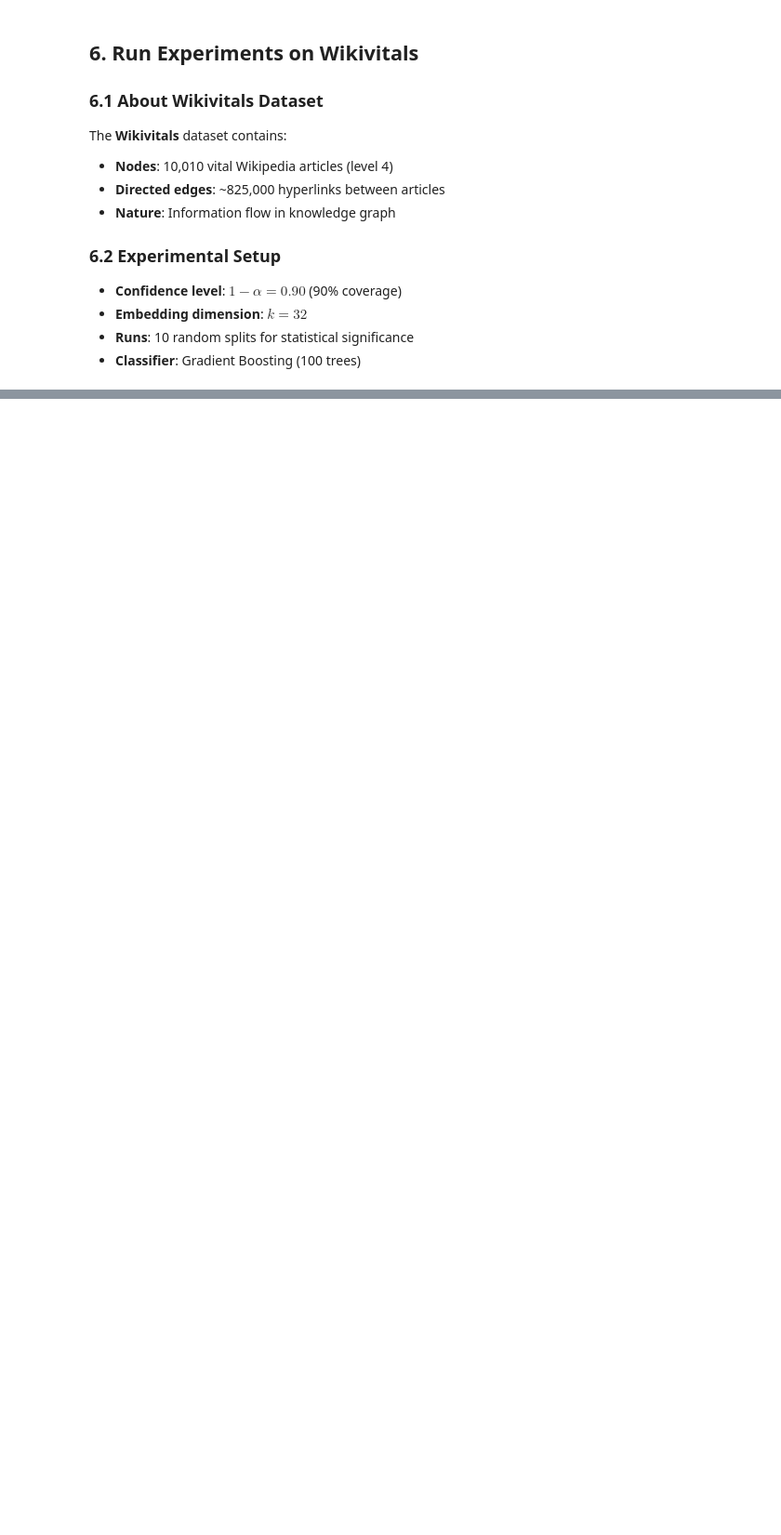
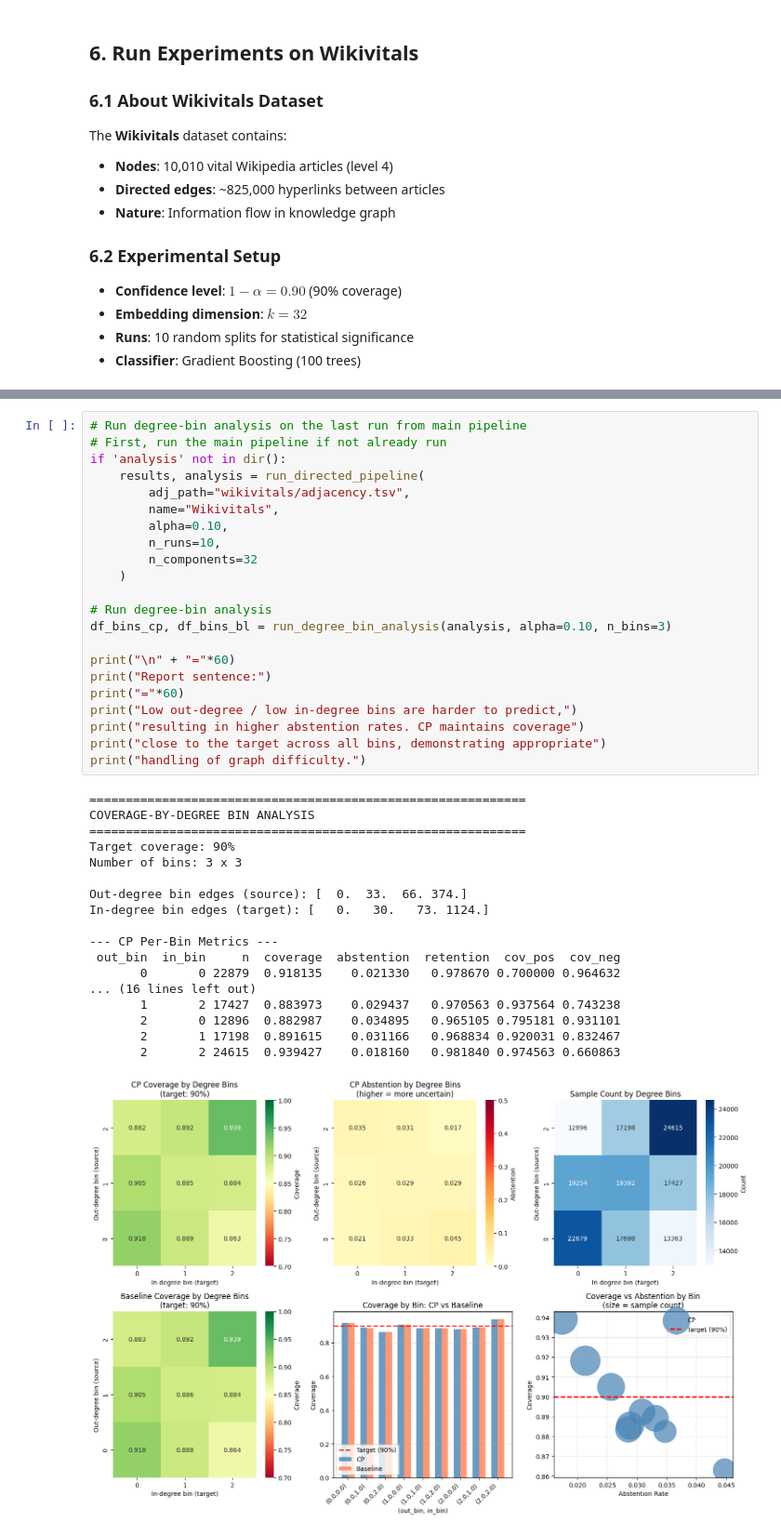
Before and after one commit to VuHaiThienLong/GraphCP, a Jupyter notebook: directed_graph/embeddings_directed.ipynb, the cells around one changed output, grey strips where cells are left out. Shown at 93% size. Drawn from its saved outputs; the diff is of its cells as text; blank space fills up the shorter version.

Commit message:
add metrics v1

```diff
--- a/directed_graph/embeddings_directed.ipynb
+++ b/directed_graph/embeddings_directed.ipynb
@@ -1129,0 +1790,41 @@ False Negatives: 10001
+# %%
+# Run degree-bin analysis on the last run from main pipeline
+# First, run the main pipeline if not already run
+if 'analysis' not in dir():
+    results, analysis = run_directed_pipeline(
+        adj_path="wikivitals/adjacency.tsv",
+        name="Wikivitals",
+        alpha=0.10,
+        n_runs=10,
+        n_components=32
+    )
+
+# Run degree-bin analysis
+df_bins_cp, df_bins_bl = run_degree_bin_analysis(analysis, alpha=0.10, n_bins=3)
+
+print("\n" + "="*60)
+print("Report sentence:")
+print("="*60)
+print("Low out-degree / low in-degree bins are harder to predict,")
+print("resulting in higher abstention rates. CP maintains coverage")
+print("close to the target across all bins, demonstrating appropriate")
+print("handling of graph difficulty.")
+# %% [output]
+============================================================
+COVERAGE-BY-DEGREE BIN ANALYSIS
+============================================================
+Target coverage: 90%
+Number of bins: 3 x 3
+
+Out-degree bin edges (source): [  0.  33.  66. 374.]
+In-degree bin edges (target): [   0.   30.   73. 1124.]
+
+--- CP Per-Bin Metrics ---
+ out_bin  in_bin     n  coverage  abstention  retention  cov_pos  cov_neg
+       0       0 22879  0.918135    0.021330   0.978670 0.700000 0.964632
+... (16 lines left out)
+       1       2 17427  0.883973    0.029437   0.970563 0.937564 0.743238
+       2       0 12896  0.882987    0.034895   0.965105 0.795181 0.931101
+       2       1 17198  0.891615    0.031166   0.968834 0.920031 0.832467
+       2       2 24615  0.939427    0.018160   0.981840 0.974563 0.660863
+[figure, added]
```
Also changed, not shown: parts of 10 cells of this notebook.
